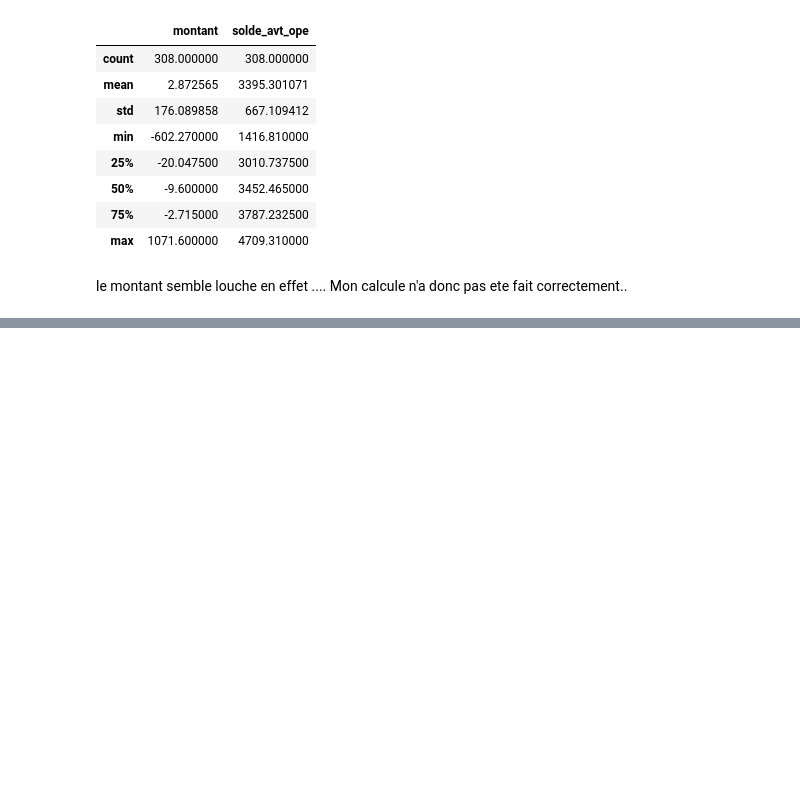
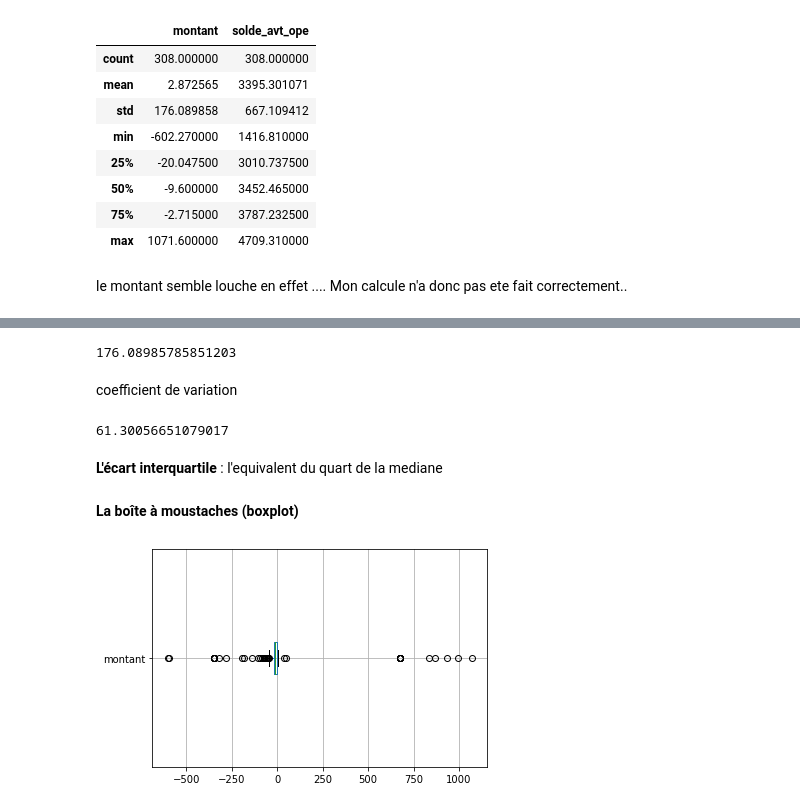
Before and after one commit to L2on1/OC_data_science, a Jupyter notebook: OC_nettoyer_donnee/OC_nettoyer_donnee.ipynb, the cells around one changed output, grey strips where cells are left out. Cells and saved outputs as stored; diff of their text form; code cells hidden in the pictures; blank space fills up the shorter version.

```diff
--- a/OC_nettoyer_donnee/OC_nettoyer_donnee.ipynb
+++ b/OC_nettoyer_donnee/OC_nettoyer_donnee.ipynb
@@ -317,0 +483,19 @@ Mon calcule n'a donc pas ete fait correctement..
+# %%
+df_operation["montant"].std()
+# %% [output]
+176.08985785851203
+# %% [markdown]
+coefficient de variation
+# %%
+df_operation["montant"].std() / df_operation["montant"].mean()
+# %% [output]
+61.30056651079017
+# %% [markdown]
+**L'écart interquartile** : l'equivalent du quart de la mediane
+# %% [markdown]
+**La boîte à moustaches (boxplot)**
+# %%
+df_operation.boxplot(column="montant", vert=False)
+plt.show()
+# %% [output]
+[figure, added]
```
Also changed, not shown: parts of 56 cells of this notebook, 1 other file.
